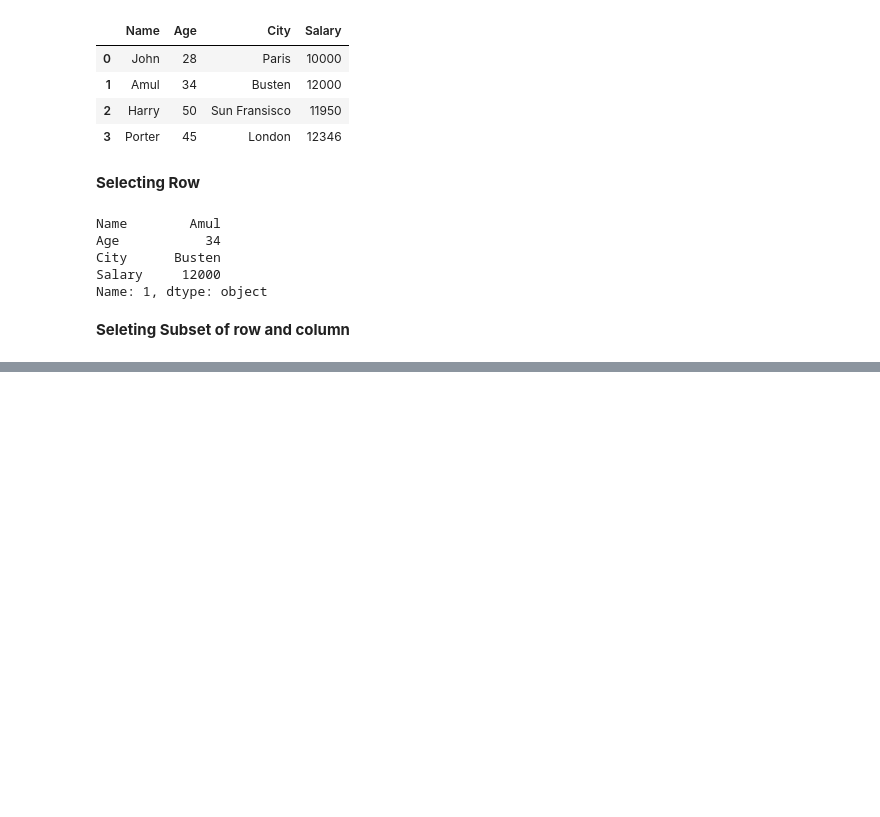
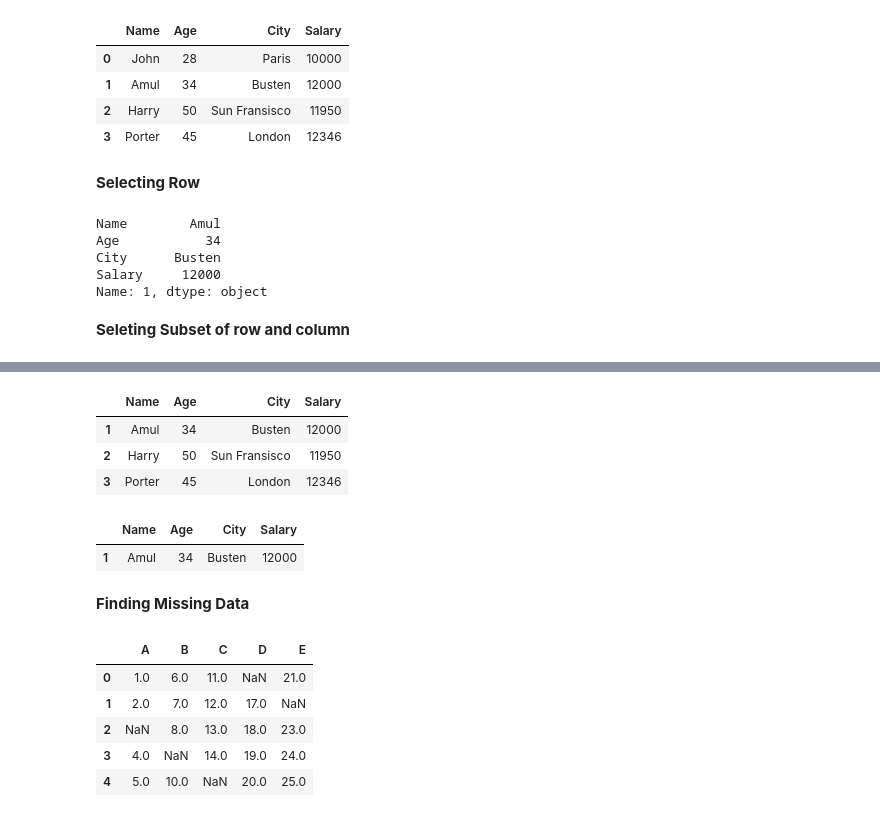
Before and after one commit to Tanmay2468Gupta/tanmay, a Jupyter notebook: PythonAi/pandas.ipynb, the cells around one changed output, grey strips where cells are left out. Drawn from its saved outputs; the diff is of its cells as text; code cells hidden in the pictures; blank space fills up the shorter version.

```diff
--- a/PythonAi/pandas.ipynb
+++ b/PythonAi/pandas.ipynb
@@ -194,0 +219,33 @@ Name: 1, dtype: object
+# %%
+df2[df2["Age"]>30]   # check is Age greter than 30
+# %% [output]
+|  | Name | Age | City | Salary |
+| 1 | Amul | 34 | Busten | 12000 |
+| 2 | Harry | 50 | Sun Fransisco | 11950 |
+| 3 | Porter | 45 | London | 12346 |
+# %%
+df2[(df2["Age"]>30) & (df2["City"]=="Busten")]   # check is Age greter than 30 and city = London
+# %% [output]
+|  | Name | Age | City | Salary |
+| 1 | Amul | 34 | Busten | 12000 |
+# %% [markdown]
+**Finding Missing Data**
+# %%
+data1={
+    'A':[1,2,np.nan,4,5],
+    'B':[6,7,8,np.nan,10],
+    'C':[11,12,13,14,np.nan],
+    'D':[np.nan,17,18,19,20],
+    'E':[21,np.nan,23,24,25]
+}
+# %%
+df3=pd.DataFrame(data1)
+# %%
+df3
+# %% [output]
+|  | A | B | C | D | E |
+| 0 | 1.0 | 6.0 | 11.0 | NaN | 21.0 |
+| 1 | 2.0 | 7.0 | 12.0 | 17.0 | NaN |
+| 2 | NaN | 8.0 | 13.0 | 18.0 | 23.0 |
+| 3 | 4.0 | NaN | 14.0 | 19.0 | 24.0 |
+| 4 | 5.0 | 10.0 | NaN | 20.0 | 25.0 |
```
Also changed, not shown: parts of 15 cells of this notebook, 6 other files.
